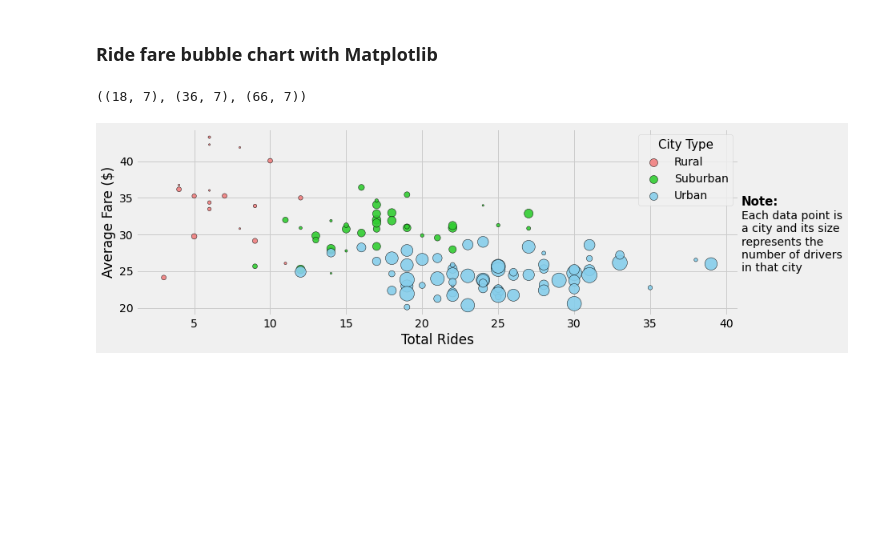
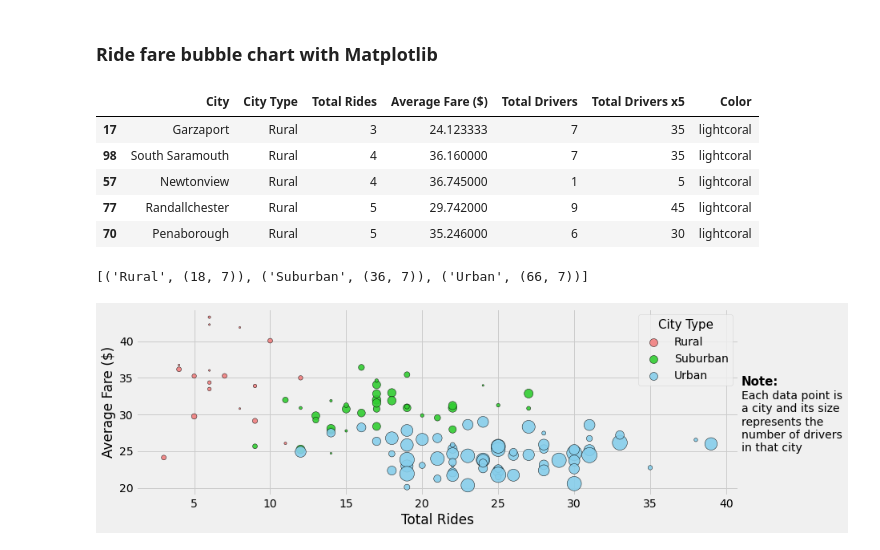
Before and after one commit to tri-bui/sandbox-analytics, a Jupyter notebook: pyber/pyber.ipynb, the cells around one changed output. Cells and saved outputs as stored; diff of their text form; code cells hidden in the pictures; blank space fills up the shorter version.

```diff
--- a/pyber/pyber.ipynb
+++ b/pyber/pyber.ipynb
@@ -160,14 +160,30 @@ plt.show()
 bubble.get_figure().savefig('analysis/pdbubble.png')
 # %% [markdown]
 ### Ride fare bubble chart with Matplotlib
+# %%
+rural_df.head()
+# %% [output]
+|  | City | City Type | Total Rides | Average Fare ($) | Total Drivers | Total Drivers x5 | Color |
+| 17 | Garzaport | Rural | 3 | 24.123333 | 7 | 35 | lightcoral |
+| 98 | South Saramouth | Rural | 4 | 36.160000 | 7 | 35 | lightcoral |
+| 57 | Newtonview | Rural | 4 | 36.745000 | 1 | 5 | lightcoral |
+| 77 | Randallchester | Rural | 5 | 29.742000 | 9 | 45 | lightcoral |
+| 70 | Penaborough | Rural | 5 | 35.246000 | 6 | 30 | lightcoral |
 # %%
 # Split data by city type
 rural_df = df_by_city[df_by_city['City Type'] == 'Rural'].copy()
 suburban_df = df_by_city[df_by_city['City Type'] == 'Suburban'].copy()
 urban_df = df_by_city[df_by_city['City Type'] == 'Urban'].copy()
-rural_df.shape, suburban_df.shape, urban_df.shape
+
+# Create a dict for the split data
+city_types = {
+    'Rural': rural_df,
+    'Suburban': suburban_df,
+    'Urban': urban_df
+}
+[(ctype, frame.shape) for ctype, frame in city_types.items()]
 # %% [output]
-((18, 7), (36, 7), (66, 7))
+[('Rural', (18, 7)), ('Suburban', (36, 7)), ('Urban', (66, 7))]
 # %%
 # Bubble chart
 bubble2 = plt.figure(figsize=(12, 4))
```
Also changed, not shown: parts of 4 cells of this notebook.
